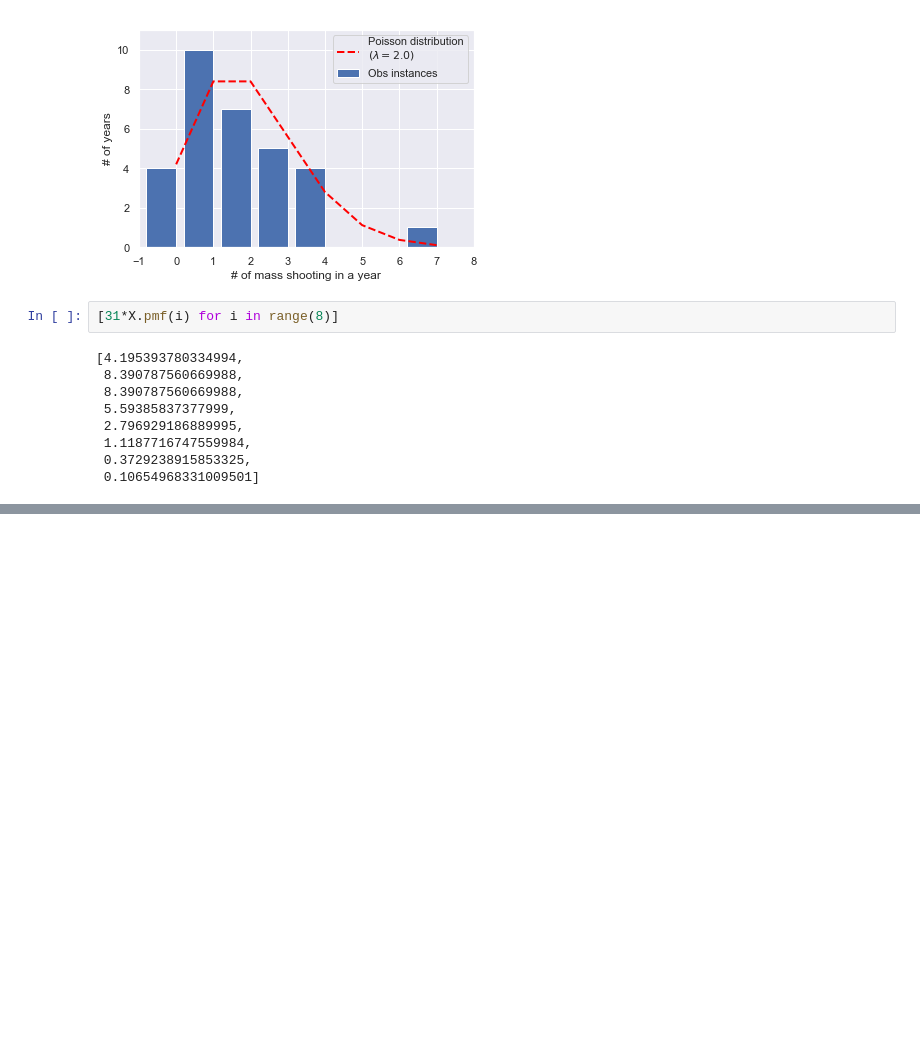
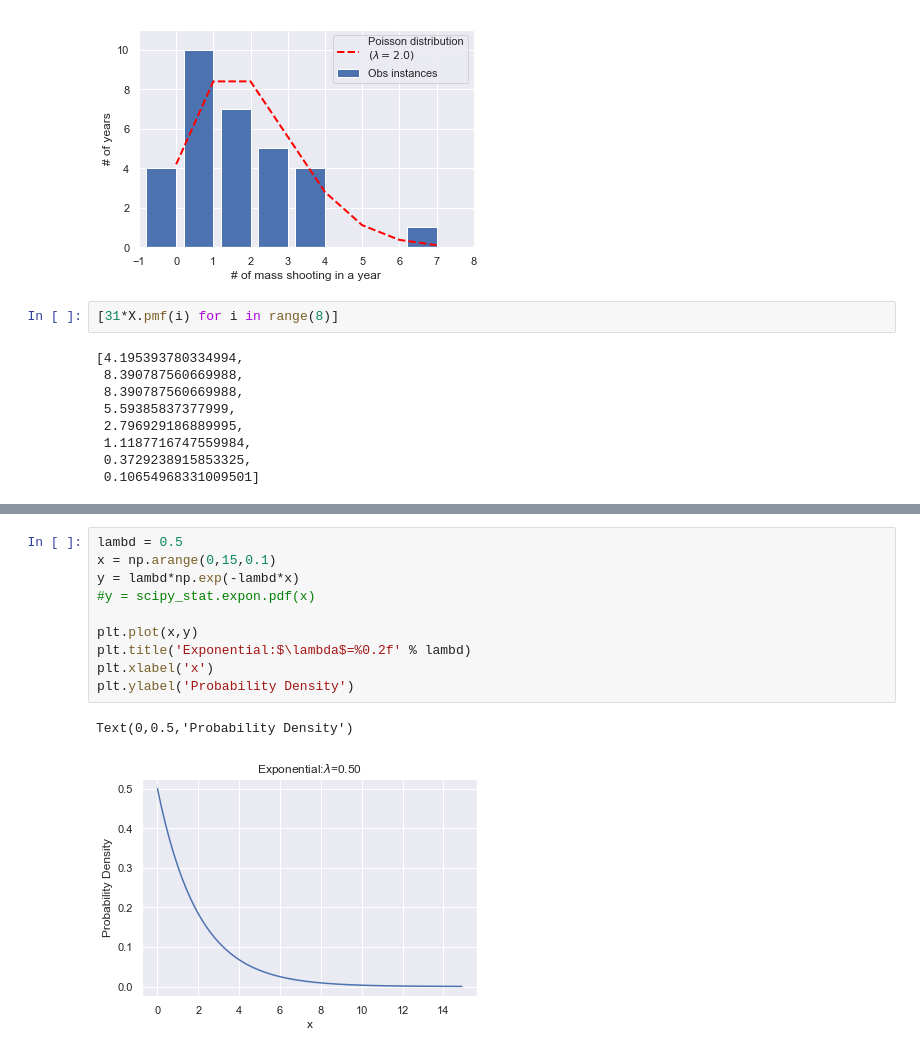
Before and after one commit to Randallzoeng/StatisticsInference, a Jupyter notebook: 🔰PracticeOnStat.ipynb, the cells around one changed output, grey strips where cells are left out. Cells and saved outputs as stored; diff of their text form; blank space fills up the shorter version.

```diff
--- a/🔰PracticeOnStat.ipynb
+++ b/🔰PracticeOnStat.ipynb
@@ -369,0 +435,13 @@ plt.show()
+# %%
+lambd = 0.5
+x = np.arange(0,15,0.1)
+y = lambd*np.exp(-lambd*x)
+#y = scipy_stat.expon.pdf(x)
+
+plt.plot(x,y)
+plt.title('Exponential:$\lambda$=%0.2f' % lambd)
+plt.xlabel('x')
+plt.ylabel('Probability Density')
+# %% [output]
+Text(0,0.5,'Probability Density')
+[figure, added]
```
Also changed, not shown: parts of 18 cells of this notebook.
